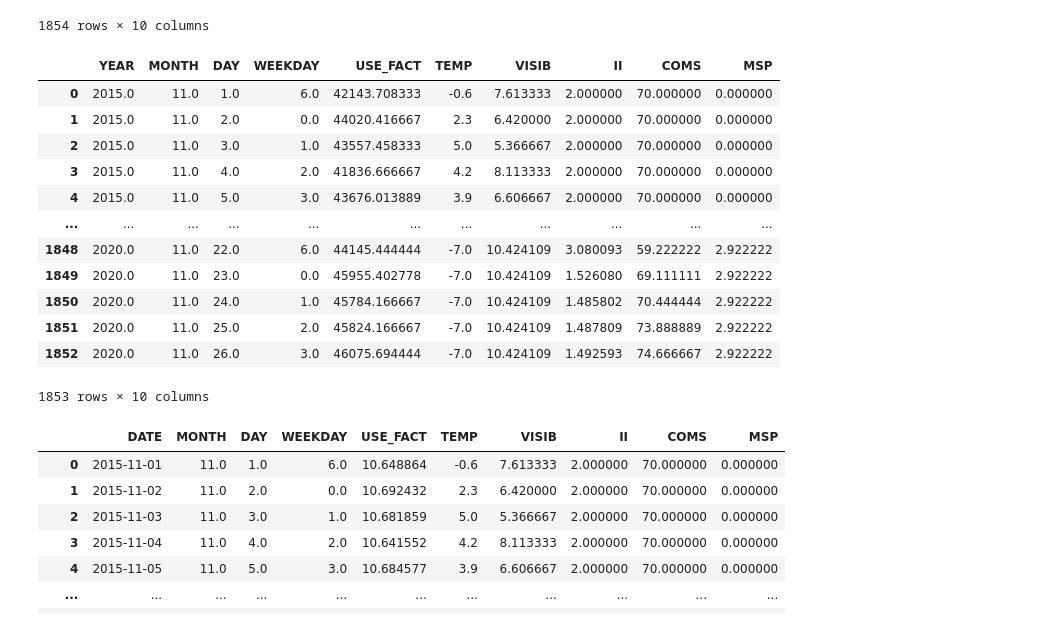
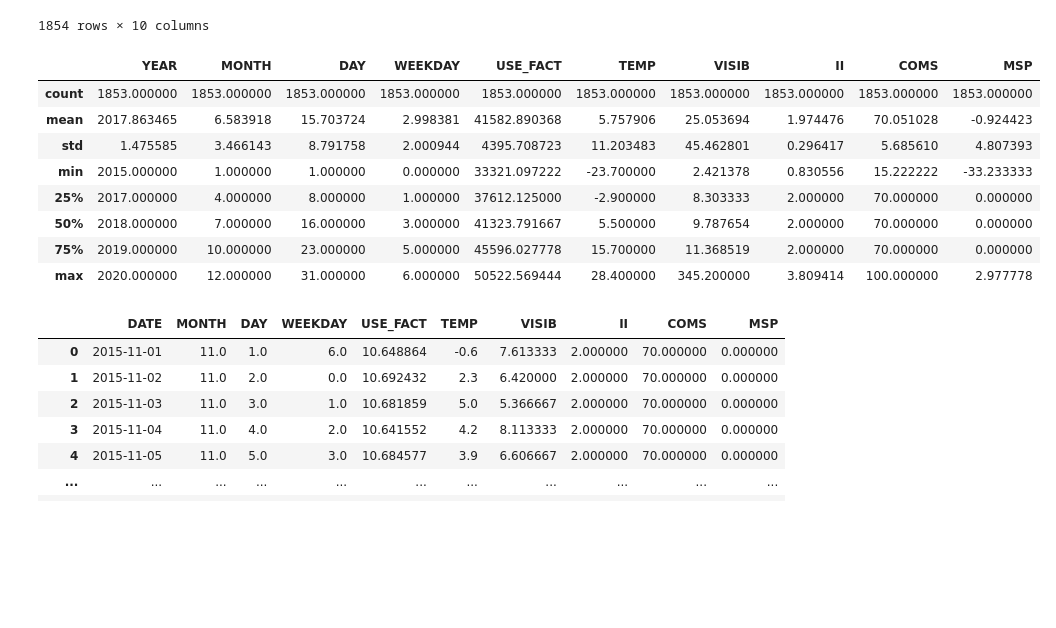
Before and after one commit to andyst75/EnergyForecast, a Jupyter notebook: energo-model.ipynb, the cells around one changed output. Drawn from its saved outputs; the diff is of its cells as text; code cells hidden in the pictures; blank space fills up the shorter version.

```diff
--- a/energo-model.ipynb
+++ b/energo-model.ipynb
@@ -54,7 +59,7 @@ temp.describe()
 Загружаем подготовленные данные по планируемому и фактическому потреблению электроэнергии
 """
 
-gen = pd.read_csv("gen_consum_volga.csv", sep=";")
+gen = pd.read_csv(DATA + 'gen_consum_volga.csv', sep=';')
 gen.describe()
 # %% [output]
 |  | Unnamed: 0 | YEAR | MONTH | DAY | E_USE_FACT | E_USE_PLAN | GEN_FACT | GEN_PLAN |
@@ -71,8 +76,8 @@ gen.describe()
 Загружаем данные по индексу самоизоляции
 """
 
-izol = pd.read_csv("izol_volga_day.csv", sep=";")
-izol_d = {dt.datetime(int(x["YEAR"]), int(x["MONTH"]), int(x["DAY"])):x["INDEX"] for _, x in izol.iterrows()}
+izol = pd.read_csv(DATA + 'izol_volga_day.csv', sep=';')
+izol_d = {dt.datetime(int(x['YEAR']), int(x['MONTH']), int(x['DAY'])):x['INDEX'] for _, x in izol.iterrows()}
 izol.describe()
 # %% [output]
 |  | YEAR | MONTH | DAY | INDEX |
@@ -89,11 +94,11 @@ izol.describe()
 Загружаем данные по индексу потребительских цен (Сбериндекс)
 """
 
-coms = pd.read_csv("sberindex_comsumer.csv", sep=";").groupby("Дата").mean().reset_index()
-coms["DATE"] = pd.to_datetime(coms["Дата"], format="%Y-%m-%d")
-coms["INDEX"] = coms["Значение"]
-coms = coms[["DATE", "INDEX"]]
-coms_d = {x["DATE"]:x["INDEX"] for _, x in coms.iterrows()}
+coms = pd.read_csv(DATA + 'sberindex_comsumer.csv', sep=';').groupby('Дата').mean().reset_index()
+coms['DATE'] = pd.to_datetime(coms['Дата'], format='%Y-%m-%d')
+coms['INDEX'] = coms['Значение']
+coms = coms[['DATE', 'INDEX']]
+coms_d = {x['DATE']:x['INDEX'] for _, x in coms.iterrows()}
 coms.describe()
 # %% [output]
 |  | INDEX |
@@ -110,9 +115,9 @@ coms.describe()
 Загружаем данные по индексу активности малого и среднего бизнеса (Сбериндекс)
 """
 
-msp = pd.read_csv("sberindex_msp_activity.csv", sep=";").groupby("DATE").mean().reset_index()
-msp["DATE"] = pd.to_datetime(msp["DATE"], format="%Y-%m-%d")
-msp_d = {x["DATE"]:x["VALUE"] for _, x in msp.iterrows()}
+msp = pd.read_csv(DATA + 'sberindex_msp_activity.csv', sep=';').groupby('DATE').mean().reset_index()
+msp['DATE'] = pd.to_datetime(msp['DATE'], format='%Y-%m-%d')
+msp_d = {x['DATE']:x['VALUE'] for _, x in msp.iterrows()}
 msp.describe()
 # %% [output]
 |  | VALUE |
@@ -191,24 +196,20 @@ data
 # %%
 """
 Обрезаем данные за последний день - по электроэнергетике не полные данные
 """
 
 data = data[:len(data) - 1]
-data
+data.describe()
 # %% [output]
 |  | YEAR | MONTH | DAY | WEEKDAY | USE_FACT | TEMP | VISIB | II | COMS | MSP |
-| 0 | 2015.0 | 11.0 | 1.0 | 6.0 | 42143.708333 | -0.6 | 7.613333 | 2.000000 | 70.000000 | 0.000000 |
-| 1 | 2015.0 | 11.0 | 2.0 | 0.0 | 44020.416667 | 2.3 | 6.420000 | 2.000000 | 70.000000 | 0.000000 |
-| 2 | 2015.0 | 11.0 | 3.0 | 1.0 | 43557.458333 | 5.0 | 5.366667 | 2.000000 | 70.000000 | 0.000000 |
-| 3 | 2015.0 | 11.0 | 4.0 | 2.0 | 41836.666667 | 4.2 | 8.113333 | 2.000000 | 70.000000 | 0.000000 |
-| 4 | 2015.0 | 11.0 | 5.0 | 3.0 | 43676.013889 | 3.9 | 6.606667 | 2.000000 | 70.000000 | 0.000000 |
-| ... | ... | ... | ... | ... | ... | ... | ... | ... | ... | ... |
-| 1848 | 2020.0 | 11.0 | 22.0 | 6.0 | 44145.444444 | -7.0 | 10.424109 | 3.080093 | 59.222222 | 2.922222 |
-| 1849 | 2020.0 | 11.0 | 23.0 | 0.0 | 45955.402778 | -7.0 | 10.424109 | 1.526080 | 69.111111 | 2.922222 |
-| 1850 | 2020.0 | 11.0 | 24.0 | 1.0 | 45784.166667 | -7.0 | 10.424109 | 1.485802 | 70.444444 | 2.922222 |
-| 1851 | 2020.0 | 11.0 | 25.0 | 2.0 | 45824.166667 | -7.0 | 10.424109 | 1.487809 | 73.888889 | 2.922222 |
-| 1852 | 2020.0 | 11.0 | 26.0 | 3.0 | 46075.694444 | -7.0 | 10.424109 | 1.492593 | 74.666667 | 2.922222 |
+| count | 1853.000000 | 1853.000000 | 1853.000000 | 1853.000000 | 1853.000000 | 1853.000000 | 1853.000000 | 1853.000000 | 1853.000000 | 1853.000000 |
+| mean | 2017.863465 | 6.583918 | 15.703724 | 2.998381 | 41582.890368 | 5.757906 | 25.053694 | 1.974476 | 70.051028 | -0.924423 |
+| std | 1.475585 | 3.466143 | 8.791758 | 2.000944 | 4395.708723 | 11.203483 | 45.462801 | 0.296417 | 5.685610 | 4.807393 |
+| min | 2015.000000 | 1.000000 | 1.000000 | 0.000000 | 33321.097222 | -23.700000 | 2.421378 | 0.830556 | 15.222222 | -33.233333 |
+| 25% | 2017.000000 | 4.000000 | 8.000000 | 1.000000 | 37612.125000 | -2.900000 | 8.303333 | 2.000000 | 70.000000 | 0.000000 |
+| 50% | 2018.000000 | 7.000000 | 16.000000 | 3.000000 | 41323.791667 | 5.500000 | 9.787654 | 2.000000 | 70.000000 | 0.000000 |
+| 75% | 2019.000000 | 10.000000 | 23.000000 | 5.000000 | 45596.027778 | 15.700000 | 11.368519 | 2.000000 | 70.000000 | 0.000000 |
+| max | 2020.000000 | 12.000000 | 31.000000 | 6.000000 | 50522.569444 | 28.400000 | 345.200000 | 3.809414 | 100.000000 | 2.977778 |
-1853 rows × 10 columns
 # %%
 """
 Формируем датафрейм для дальнейшего использования
```
Also changed, not shown: parts of 15 cells of this notebook, 6 other files.
